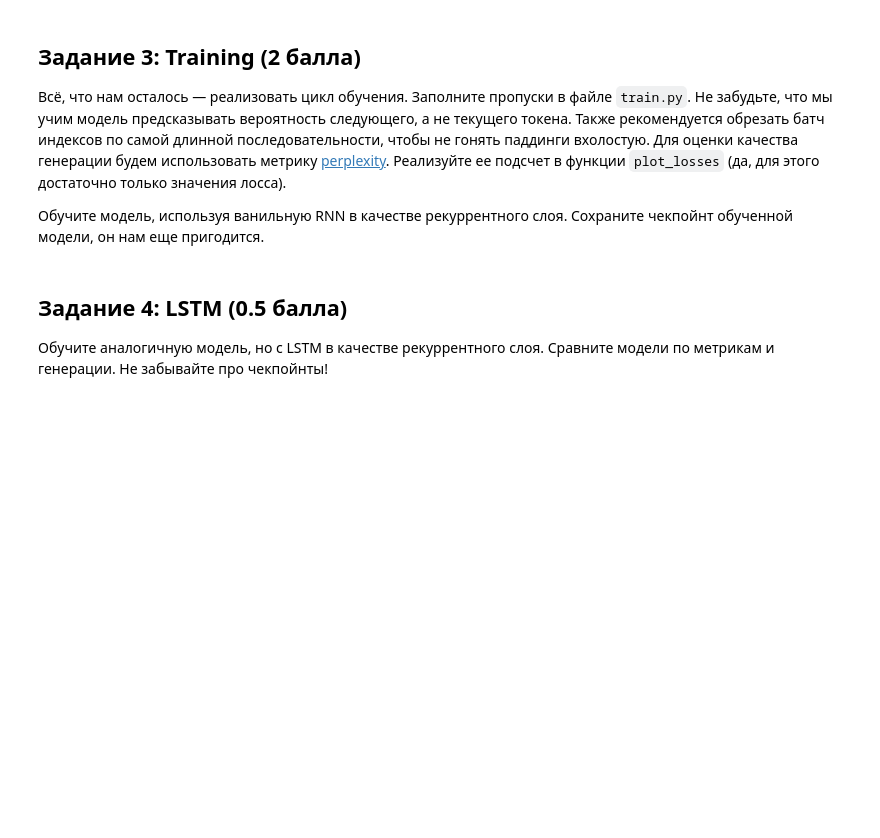
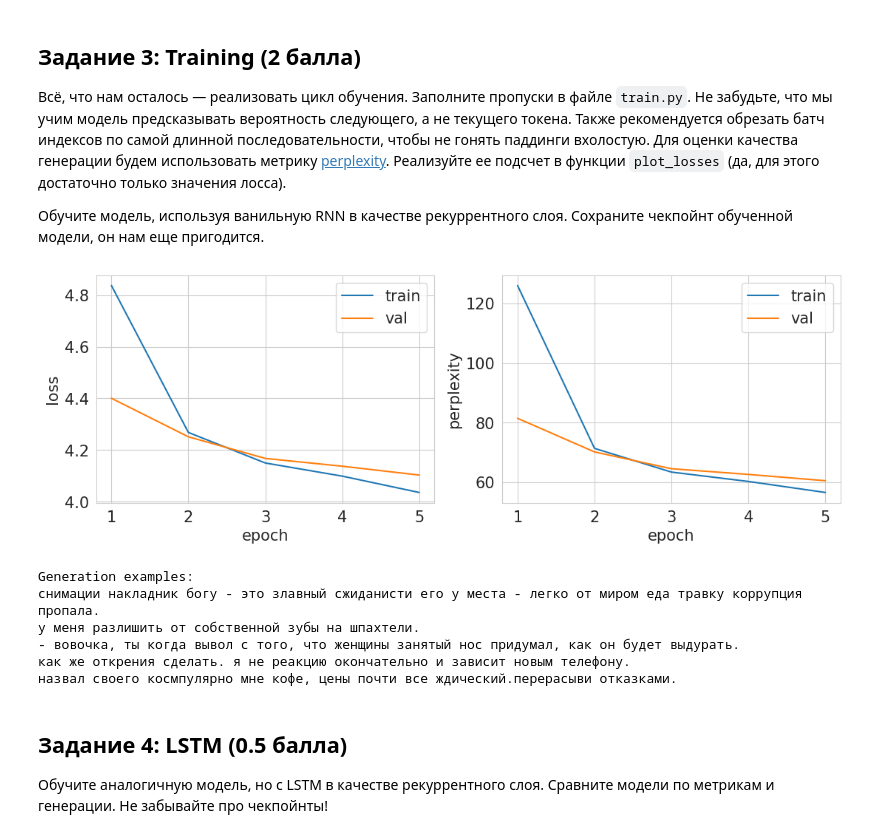
Before and after one commit to werserk/intro-to-dl-hse, a Jupyter notebook: homeworks-small/shw-03-rnn/shw-03-rnn.ipynb, the cells around one changed output. Cells and saved outputs as stored; diff of their text form; code cells hidden in the pictures; blank space fills up the shorter version.

```diff
--- a/homeworks-small/shw-03-rnn/shw-03-rnn.ipynb
+++ b/homeworks-small/shw-03-rnn/shw-03-rnn.ipynb
@@ -104,7 +85,25 @@ for prefix in ['', 'купил мужик шляпу,', 'сел медведь
 
 Обучите модель, используя ванильную RNN в качестве рекуррентного слоя. Сохраните чекпойнт обученной модели, он нам еще пригодится.
 # %%
-# YOUR CODE HERE (⊃｡•́‿•̀｡)⊃━✿✿✿✿✿✿
+from train import train
+
+device = torch.device('cuda' if torch.cuda.is_available() else 'cpu')
+model_rnn = LanguageModel(train_set, rnn_type=torch.nn.RNN).to(device)
+optimizer = torch.optim.Adam(model_rnn.parameters(), lr=1e-3)
+
+train_loader = torch.utils.data.DataLoader(train_set, batch_size=64, shuffle=True)
+valid_loader = torch.utils.data.DataLoader(valid_set, batch_size=64, shuffle=False)
+
+train(model_rnn, optimizer, None, train_loader, valid_loader, num_epochs=5)
+torch.save(model_rnn.state_dict(), 'rnn_checkpoint.pt')
+# %% [output]
+[figure, added]
+Generation examples:
+снимации накладник богу - это злавный сжиданисти его у места - легко от миром еда травку коррупция пропала.
+у меня разлишить от собственной зубы на шпахтели.
+- вовочка, ты когда вывол с того, что женщины занятый нос придумал, как он будет выдурать.
+как же открения сделать. я не реакцию окончательно и зависит новым телефону.
+назвал своего космпулярно мне кофе, цены почти все ждический.перерасыви отказками.
 # %% [markdown]
 ## Задание 4: LSTM (0.5 балла)
 
```
Also changed, not shown: parts of 2 cells of this notebook, 4 other files.
